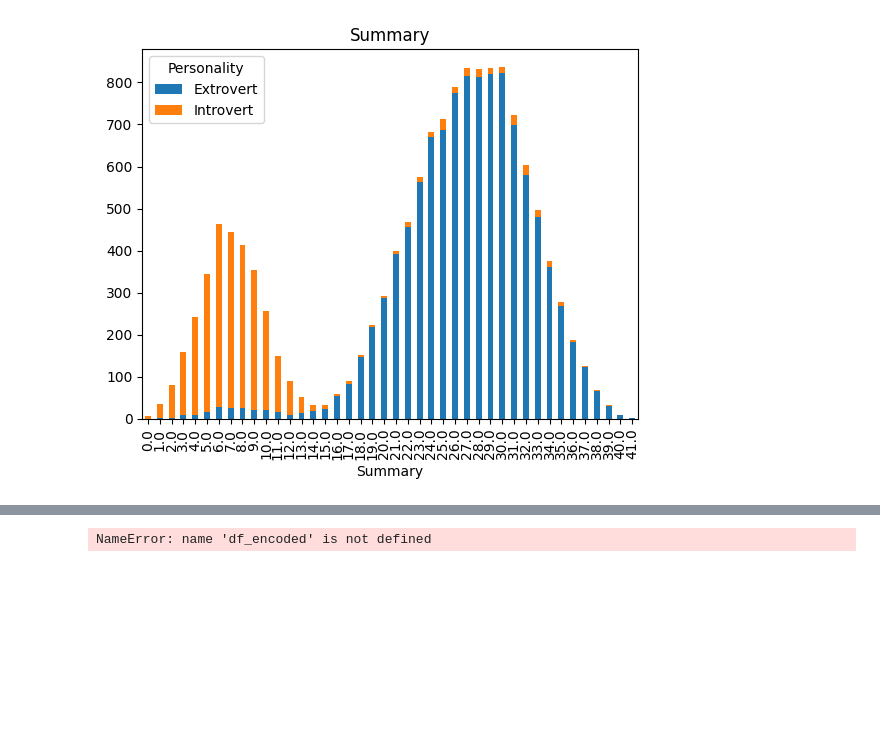
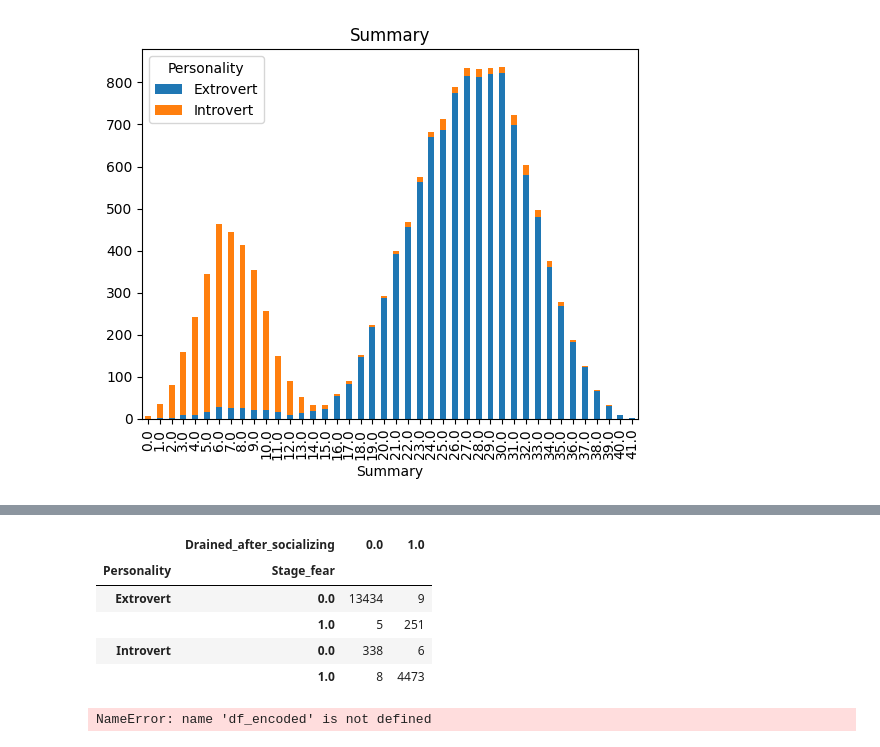
Before and after one commit to PiotrPieciak/LEARN_06_KAGGLE_Predict_Introverts, a Jupyter notebook: notebooks/01_Introverts_and_extroverts_EDA.ipynb, the cells around one changed output, grey strips where cells are left out. Saved outputs shown, nothing was run; the diff lists cells and outputs as text; code cells hidden in the pictures; blank space fills up the shorter version.

Commit message:
Kaggle Notebook | 01_Introverts_and_extroverts_EDA | Version 24

```diff
--- a/notebooks/01_Introverts_and_extroverts_EDA.ipynb
+++ b/notebooks/01_Introverts_and_extroverts_EDA.ipynb
@@ -494,3 +631,12 @@ extrovert_col_df.groupby(['Summary','Personality']).size().unstack().plot(kind='
+# %%
+pd.crosstab([train_df['Personality'],train_df["Stage_fear"]],train_df["Drained_after_socializing"]  )
+# %% [output]
+|  | Drained_after_socializing | 0.0 | 1.0 |
+| Personality | Stage_fear |  |  |
+| Extrovert | 0.0 | 13434 | 9 |
+|  | 1.0 | 5 | 251 |
+| Introvert | 0.0 | 338 | 6 |
+|  | 1.0 | 8 | 4473 |
 # %%
 print("Missing values in train data:\n",df_encoded.isna().mean().apply(lambda x: f"{x:.2%}"))
 # %% [output]
```
Also changed, not shown: parts of 14 cells of this notebook.
